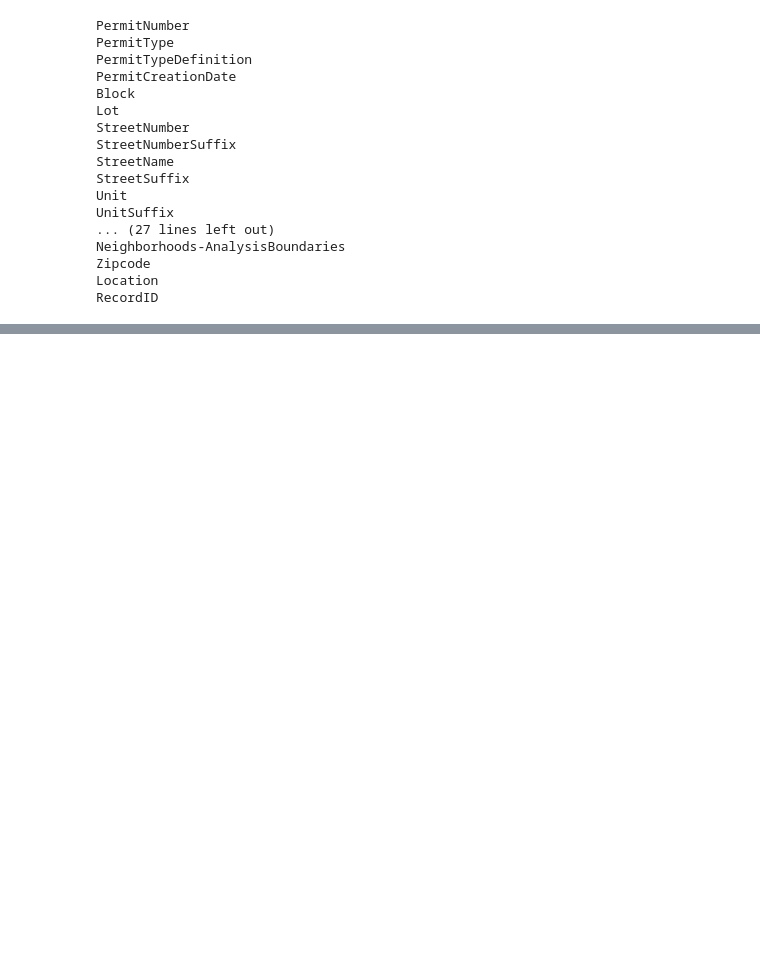
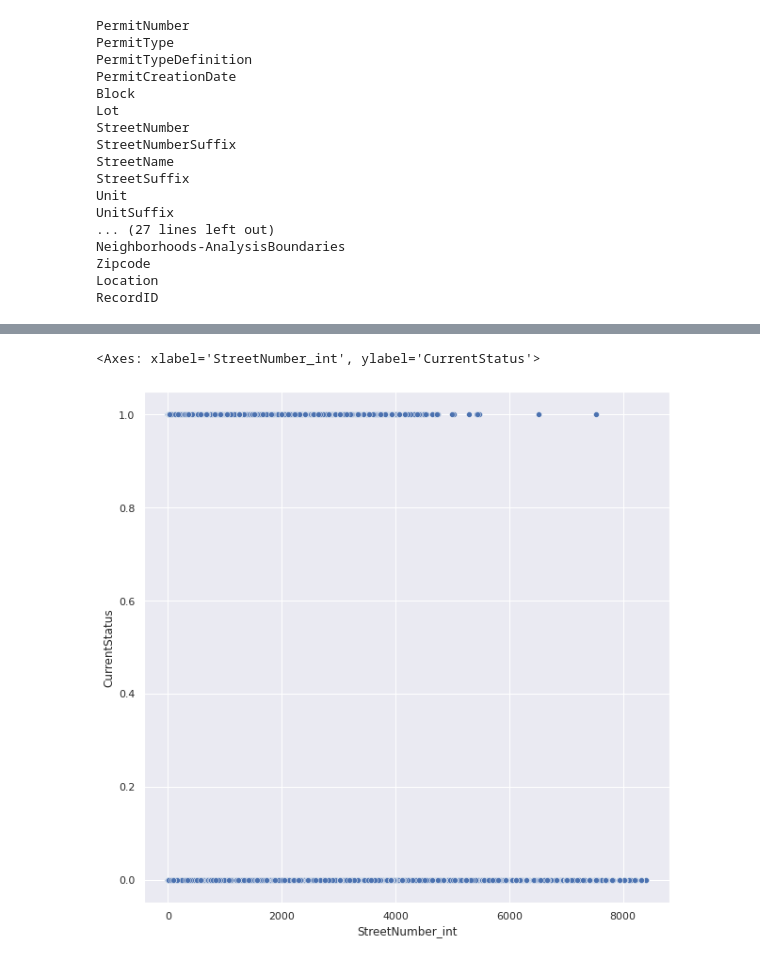
Before and after one commit to Suraba03/ml_san_francisco_permits, a Jupyter notebook: san_fancisco.ipynb, the cells around one changed output, grey strips where cells are left out. Saved outputs shown, nothing was run; the diff lists cells and outputs as text; code cells hidden in the pictures; blank space fills up the shorter version.

```diff
--- a/san_fancisco.ipynb
+++ b/san_fancisco.ipynb
@@ -120,0 +314,7 @@ array([4, 3, 8, 6, 7, 1, 5, 2])
+# %%
+df3['StreetNumber_int'] = df3.StreetNumber.astype('int64')
+# %%
+sns.scatterplot(data=df3, x="StreetNumber_int", y=target)
+# %% [output]
+<Axes: xlabel='StreetNumber_int', ylabel='CurrentStatus'>
+[figure, added]
```
Also changed, not shown: parts of 40 cells of this notebook.
